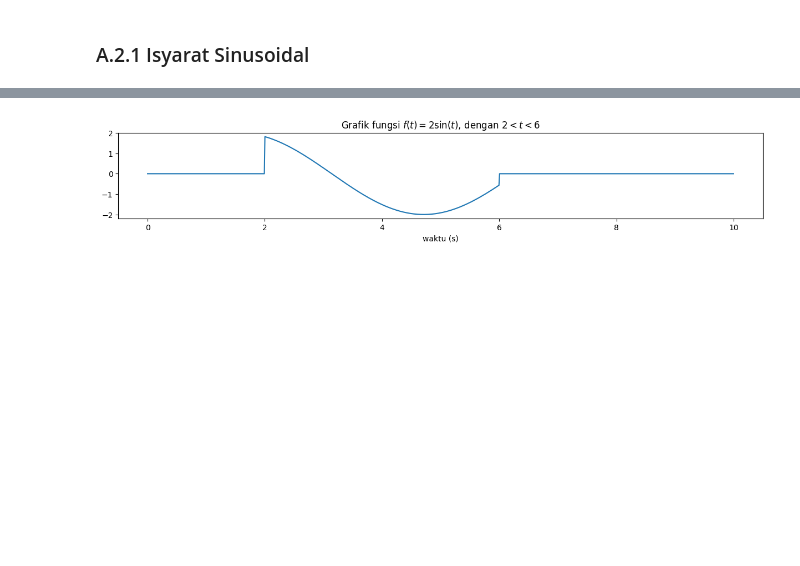
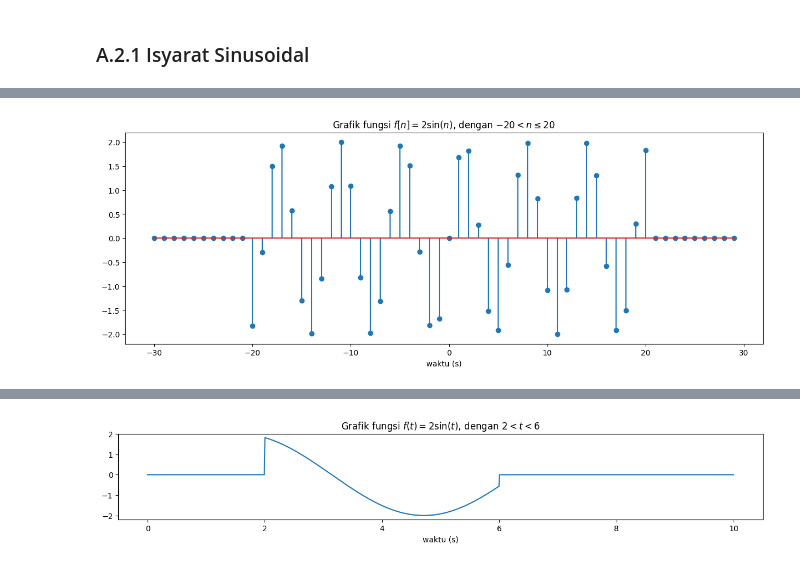
Before and after one commit to Dzuumirrah/Isyarat-dan-Sistem, a Jupyter notebook: Mid-term/answer-notebook.ipynb, the cells around one changed output, grey strips where cells are left out. Saved outputs shown, nothing was run; the diff lists cells and outputs as text; code cells hidden in the pictures; blank space fills up the shorter version.

```diff
--- a/Mid-term/answer-notebook.ipynb
+++ b/Mid-term/answer-notebook.ipynb
@@ -126,0 +464,20 @@ $f(t) = 0,$ untuk $t$ lainnya.
+# %%
+# Pembuatan grafik
+# Shortcut
+sin = np.sin
+pi = np.pi
+
+# deklarasi nilai setiap variabel
+A = 2               # Amplitudo
+
+# Setting plot untuk grafik
+n = np.arange(-30, 30, 1)
+x_n = np.where((-20 <= n) & (n <= 20), A * sin(n), 0)
+
+plt.figure(figsize=(15, 5))      # size dalam inci
+plt.stem(n, x_n)
+plt.title(r"Grafik fungsi $f[n] = 2\sin(n)$, dengan $ -20 < n \leq 20$ ")
+plt.xlabel("waktu (s)")
+plt.show()
+# %% [output]
+[figure, added]
```
Also changed, not shown: parts of 71 cells of this notebook, 1 other file.
